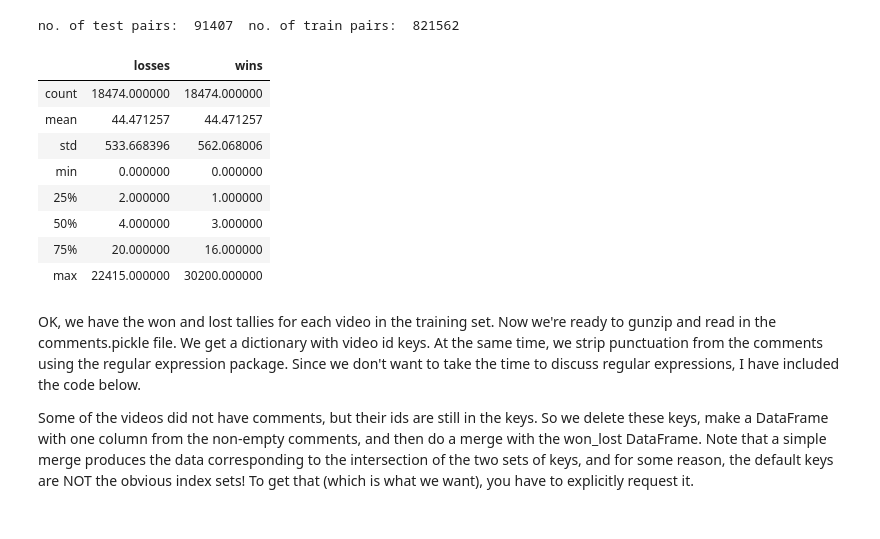
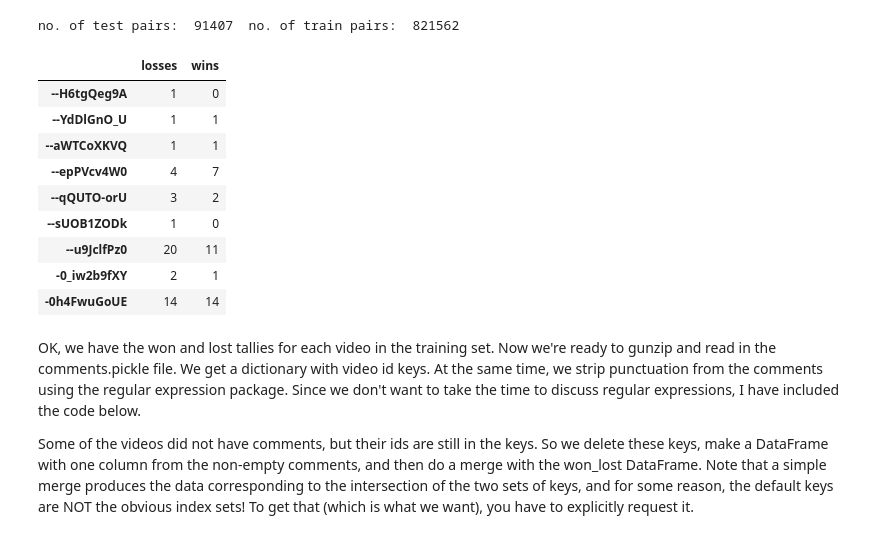
Before and after one commit to aculich/S222_S13, a Jupyter notebook: Course_Notes.ipynb, the cells around one changed output. Saved outputs shown, nothing was run; the diff lists cells and outputs as text; code cells hidden in the pictures.

```diff
--- a/Course_Notes.ipynb
+++ b/Course_Notes.ipynb
@@ -1209,18 +1209,19 @@ won_lost = pd.DataFrame({'wins': wins, 'losses': losses})
 #tc = pd.Series(tot_count)
 # %% [output]
 no. of test pairs:  91407  no. of train pairs:  821562
-# %%
-won_lost.describe()
-# %% [output]
-|  | losses | wins |
-| count | 18474.000000 | 18474.000000 |
-| mean | 44.471257 | 44.471257 |
-| std | 533.668396 | 562.068006 |
-| min | 0.000000 | 0.000000 |
-| 25% | 2.000000 | 1.000000 |
-| 50% | 4.000000 | 3.000000 |
-| 75% | 20.000000 | 16.000000 |
-| max | 22415.000000 | 30200.000000 |
+# %%
+won_lost[1:10]
+# %% [output]
+|  | losses | wins |
+| --H6tgQeg9A | 1 | 0 |
+| --YdDlGnO_U | 1 | 1 |
+| --aWTCoXKVQ | 1 | 1 |
+| --epPVcv4W0 | 4 | 7 |
+| --qQUTO-orU | 3 | 2 |
+| --sUOB1ZODk | 1 | 0 |
+| --u9JclfPz0 | 20 | 11 |
+| -0_iw2b9fXY | 2 | 1 |
+| -0h4FwuGoUE | 14 | 14 |
 # %% [markdown]
 OK, we have the won and lost tallies for each video in the training set.  Now we're ready to gunzip and read in the comments.pickle file.  We get a dictionary with video id keys.  At the same time, we strip punctuation from the comments using the regular expression package.  Since we don't want to take the time to discuss regular expressions, I have included the code below.
 
```
Also changed, not shown: parts of 14 cells of this notebook, 1 other file.
